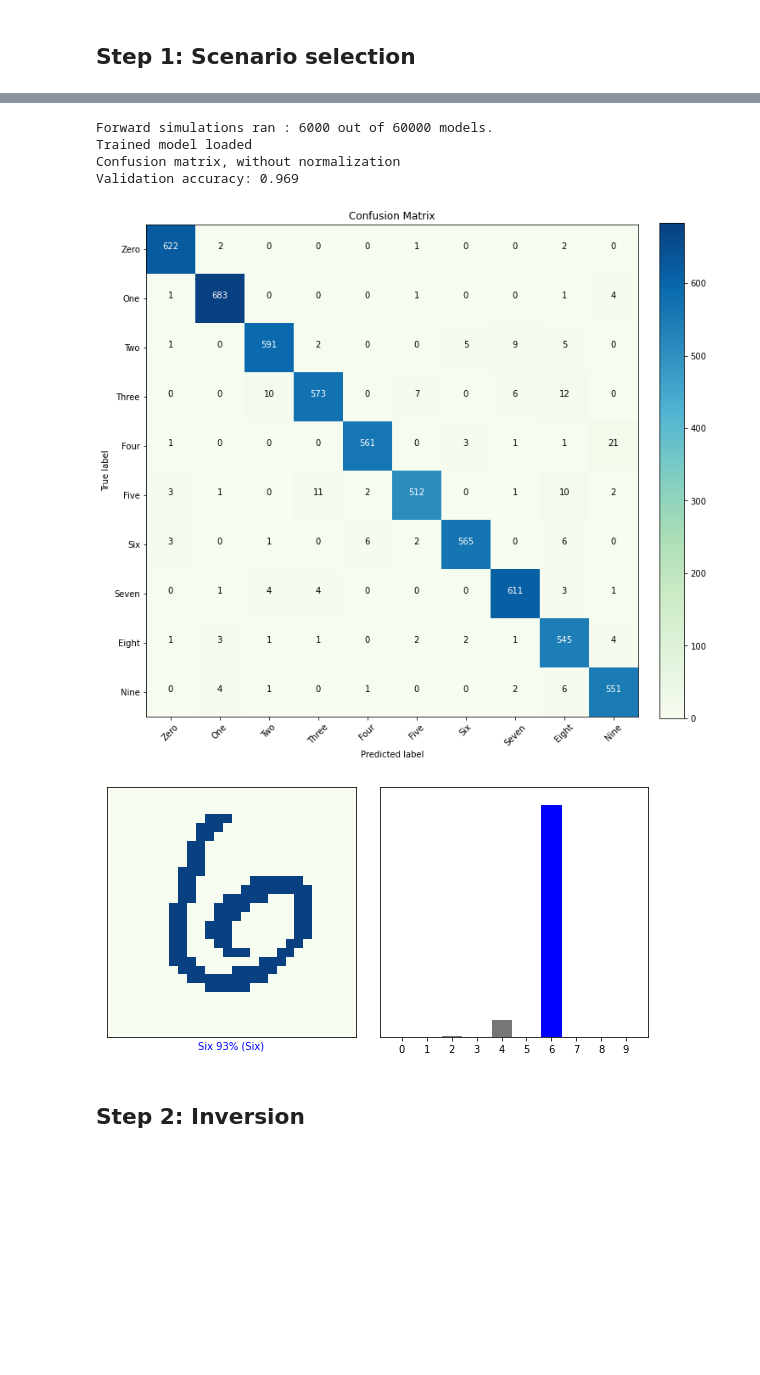
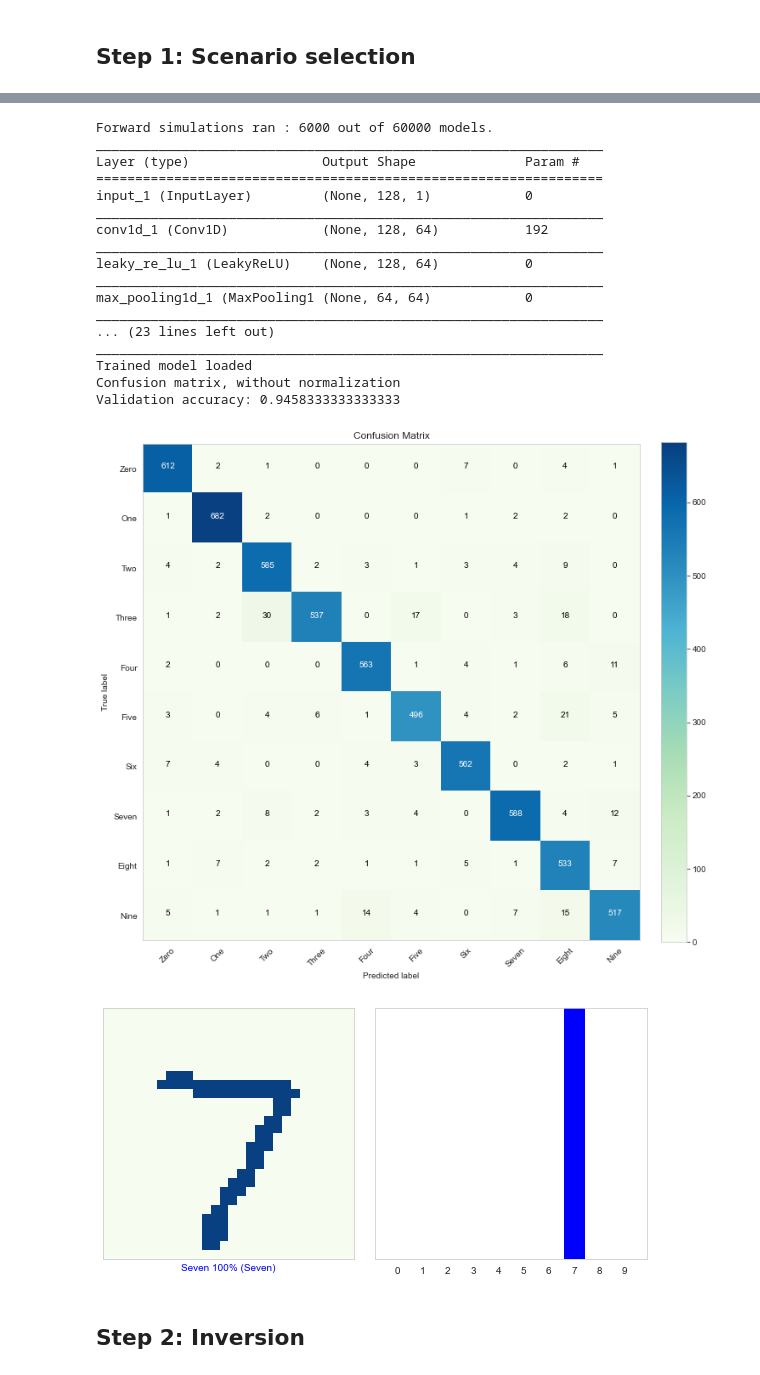
Before and after one commit to sees-usc/geo-selection-inversion, a Jupyter notebook: mnist/geo-selection-inversion-demo.ipynb, the cells around one changed output, grey strips where cells are left out. Drawn from its saved outputs; the diff is of its cells as text; code cells hidden in the pictures; blank space fills up the shorter version.

```diff
--- a/mnist/geo-selection-inversion-demo.ipynb
+++ b/mnist/geo-selection-inversion-demo.ipynb
@@ -9,30 +11,19 @@ import dataloader
 import util
 import model
 
-#to retrain or not to retrain
-#load = False
-load = True
-
 #load data
 dataset = dataloader.DataLoader(simulator=np.load('G.npy'), verbose=True)
 x_train, x_test, y_train, y_test, y_reg_train, y_reg_test = dataset.load_data()
 
-#for dobs, assume the label and reference model are known
-ref = 11
+#retrain regression model, if ref is changed
+#load = False
+load = True
+
+#for dobs, assume the label "d_obs_label" and reference model "m_ref" are known
+ref = 0
 d_obs = y_reg_test[ref:ref+1]
 d_obs_label = y_test[ref:ref+1]
 m_ref = x_test[ref:ref+1]
 
 class_names = ['Zero', 'One', 'Two', 'Three', 'Four', 'Five', 'Six', 'Seven', 'Eight', 'Nine']
-
-'''
-#visualize first 9 samples of input images/data based on class labels, within the training dataset
-unique_labels, label_counts = np.unique(y_train, return_counts=True)
-for label in unique_labels:
-    x_train_perlabel = x_train[np.squeeze(y_train) == label]
-    fig = util.plot_tile(x_train_perlabel[0:9, :, :])
-
-fig = util.plot_signals(y_reg_train, y_train)
-fig.savefig('readme/signals.png')
-'''
 # %% [output]
@@ -50,16 +42,29 @@ and we want to run as little forward simulations as possible through "sample_rat
 # %%
 GSI = model.GSI(x_train, y_train, sample_ratio=0.1, simulator=dataset.simulator, class_names=class_names)
-GSI.train_classifier(epoch=100, load=load)
+GSI.train_classifier(epoch=15, load=load)
 GSI.inspect_classifier()
 
 #assume that d_obs_label and m_ref are known
 GSI.get_proportion(d_obs, d_obs_label, m_ref)
 # %% [output]
 Forward simulations ran : 6000 out of 60000 models.
+_________________________________________________________________
+Layer (type)                 Output Shape              Param #
+=================================================================
+input_1 (InputLayer)         (None, 128, 1)            0
+_________________________________________________________________
+conv1d_1 (Conv1D)            (None, 128, 64)           192
+_________________________________________________________________
+leaky_re_lu_1 (LeakyReLU)    (None, 128, 64)           0
+_________________________________________________________________
+max_pooling1d_1 (MaxPooling1 (None, 64, 64)            0
+_________________________________________________________________
+... (23 lines left out)
+_________________________________________________________________
 Trained model loaded
 Confusion matrix, without normalization
-Validation accuracy: 0.969
+Validation accuracy: 0.9458333333333333
-[figure, old version]
+[figure, new version]
-[figure, old version]
+[figure, new version]
 # %% [markdown]
 ## Step 2: Inversion
```
Also changed, not shown: parts of 7 cells of this notebook, 12 other files.
